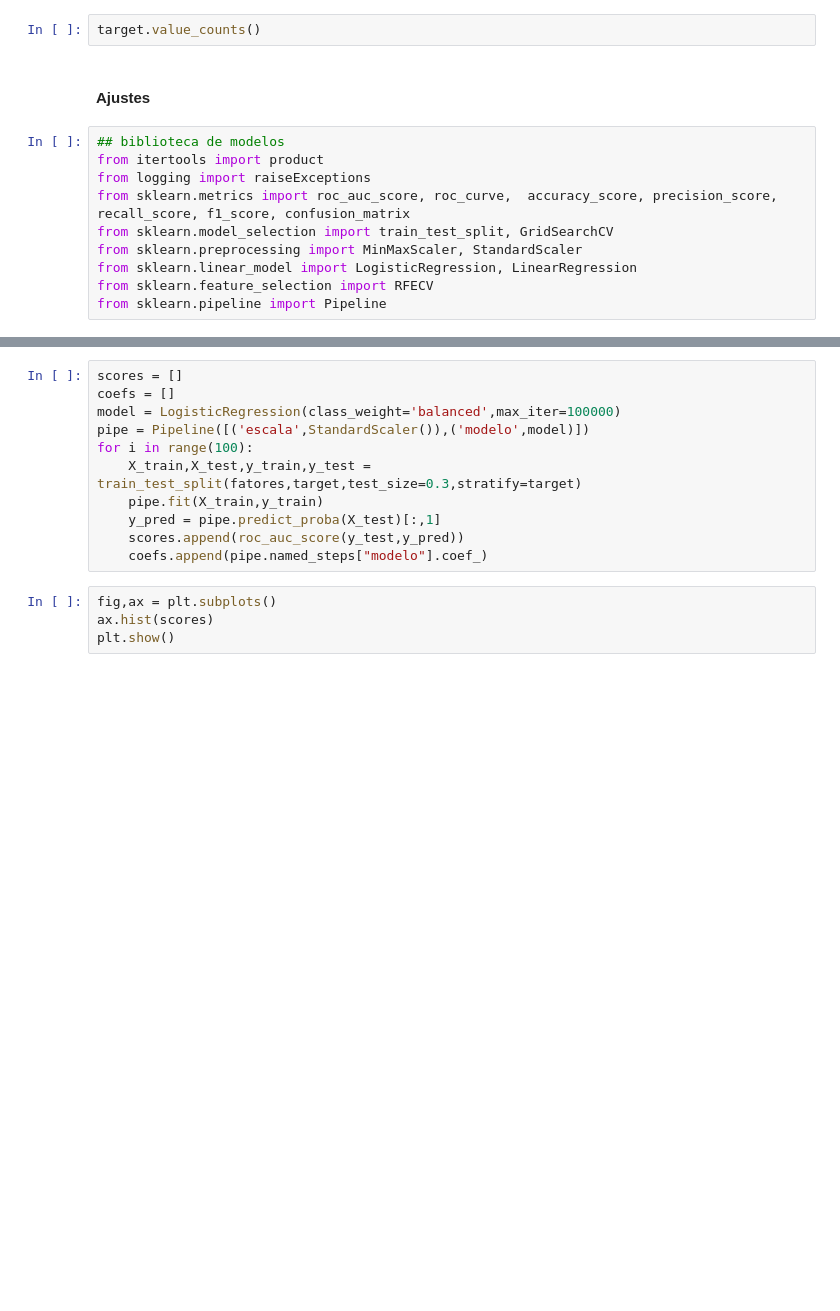
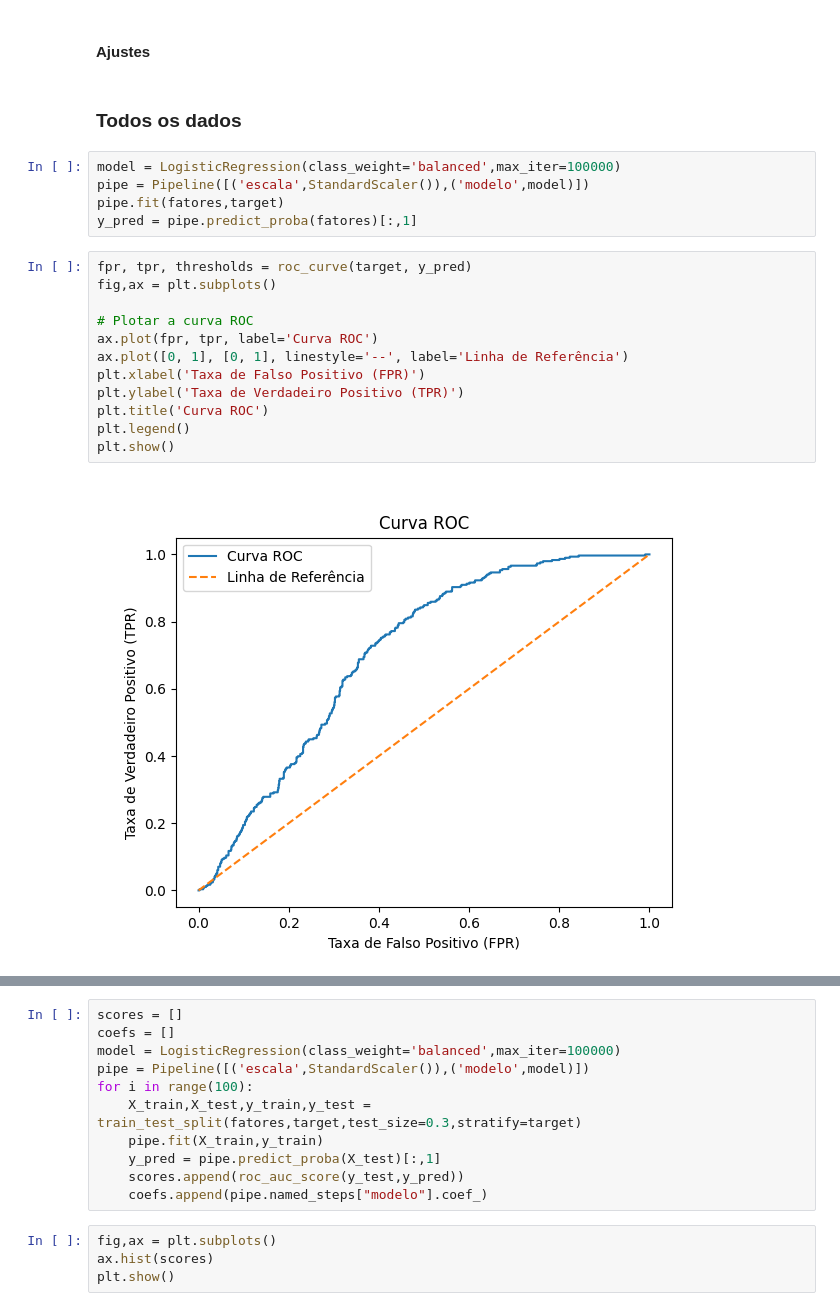
Before and after one commit to 1moi6/tccs, a Jupyter notebook: pietra/ajuste.ipynb, the cells around one changed output, grey strips where cells are left out. Drawn from its saved outputs; the diff is of its cells as text; blank space fills up the shorter version.

```diff
--- a/pietra/ajuste.ipynb
+++ b/pietra/ajuste.ipynb
@@ -20,14 +31,23 @@ target = data[["ocorrências"]].replace({2:1})
-# %%
-target.value_counts()
 # %% [markdown]
 #### Ajustes
-# %%
-## biblioteca de modelos
-from itertools import product
-from logging import raiseExceptions
-from sklearn.metrics import roc_auc_score, roc_curve,  accuracy_score, precision_score, recall_score, f1_score, confusion_matrix
-from sklearn.model_selection import train_test_split, GridSearchCV
-from sklearn.preprocessing import MinMaxScaler, StandardScaler
-from sklearn.linear_model import LogisticRegression, LinearRegression
-from sklearn.feature_selection import RFECV
-from sklearn.pipeline import Pipeline
+# %% [markdown]
+### Todos os dados
+# %%
+model = LogisticRegression(class_weight='balanced',max_iter=100000)
+pipe = Pipeline([('escala',StandardScaler()),('modelo',model)])
+pipe.fit(fatores,target)
+y_pred = pipe.predict_proba(fatores)[:,1]
+# %%
+fpr, tpr, thresholds = roc_curve(target, y_pred)
+fig,ax = plt.subplots()
+
+# Plotar a curva ROC
+ax.plot(fpr, tpr, label='Curva ROC')
+ax.plot([0, 1], [0, 1], linestyle='--', label='Linha de Referência')
+plt.xlabel('Taxa de Falso Positivo (FPR)')
+plt.ylabel('Taxa de Verdadeiro Positivo (TPR)')
+plt.title('Curva ROC')
+plt.legend()
+plt.show()
+# %% [output]
+[figure, added]
```
Also changed, not shown: parts of 19 cells of this notebook, 6 other files.
